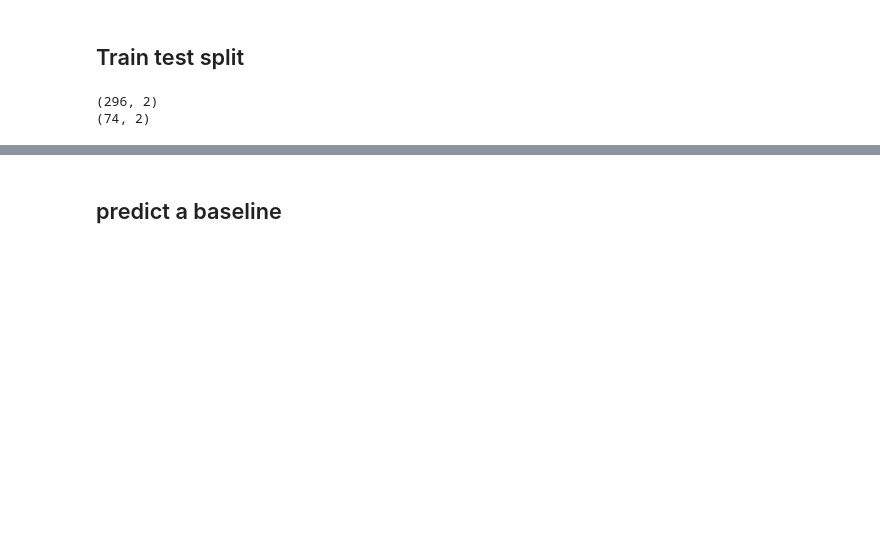
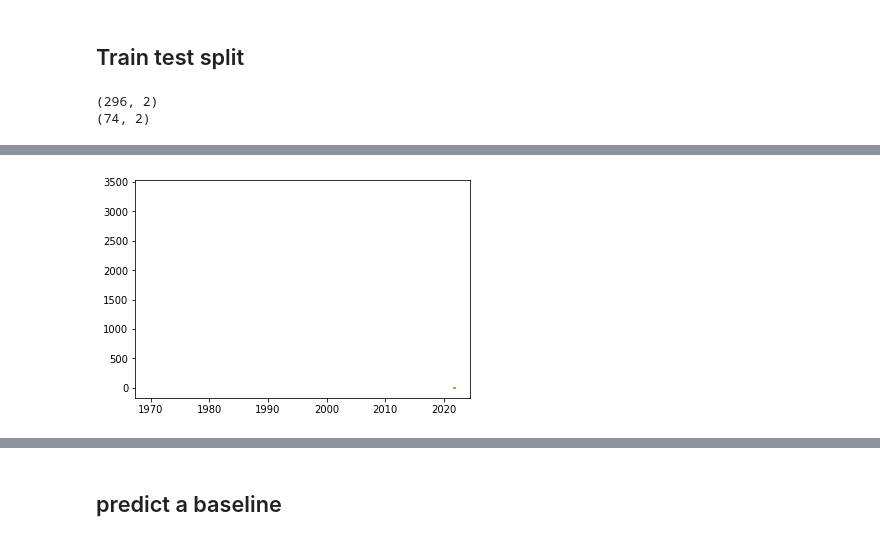
Before and after one commit to FrCloers/stock_news_pred, a Jupyter notebook: notebooks/LSTM_Model_2_features_stock_news_claudia.ipynb, the cells around one changed output, grey strips where cells are left out. Saved outputs shown, nothing was run; the diff lists cells and outputs as text; code cells hidden in the pictures; blank space fills up the shorter version.

```diff
--- a/notebooks/LSTM_Model_2_features_stock_news_claudia.ipynb
+++ b/notebooks/LSTM_Model_2_features_stock_news_claudia.ipynb
@@ -323,0 +310,7 @@ df_test
+# %%
+import matplotlib.pyplot as plt
+plt.plot(df_test)
+
+plt.show;
+# %% [output]
+[figure, added]
```
Also changed, not shown: parts of 6 cells of this notebook, 1 other file.
